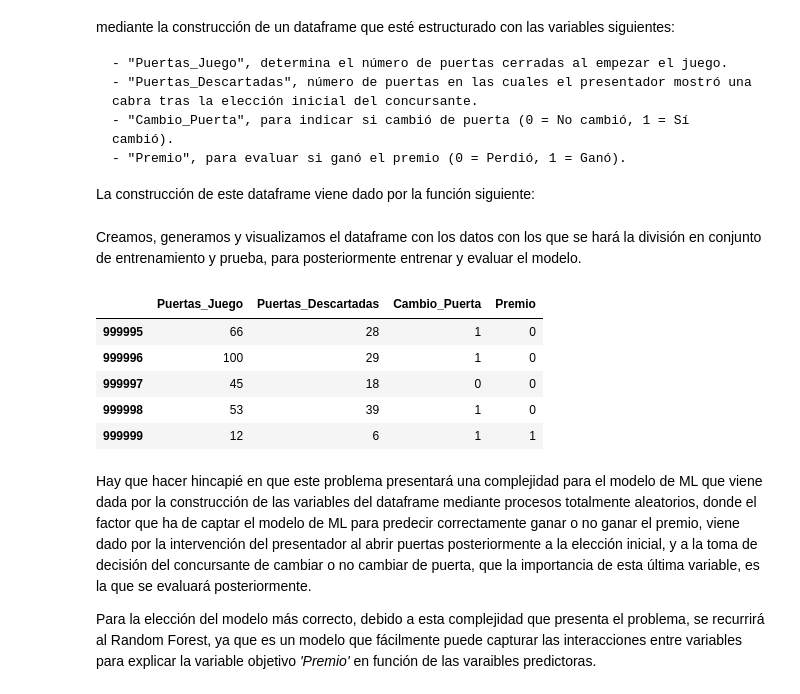
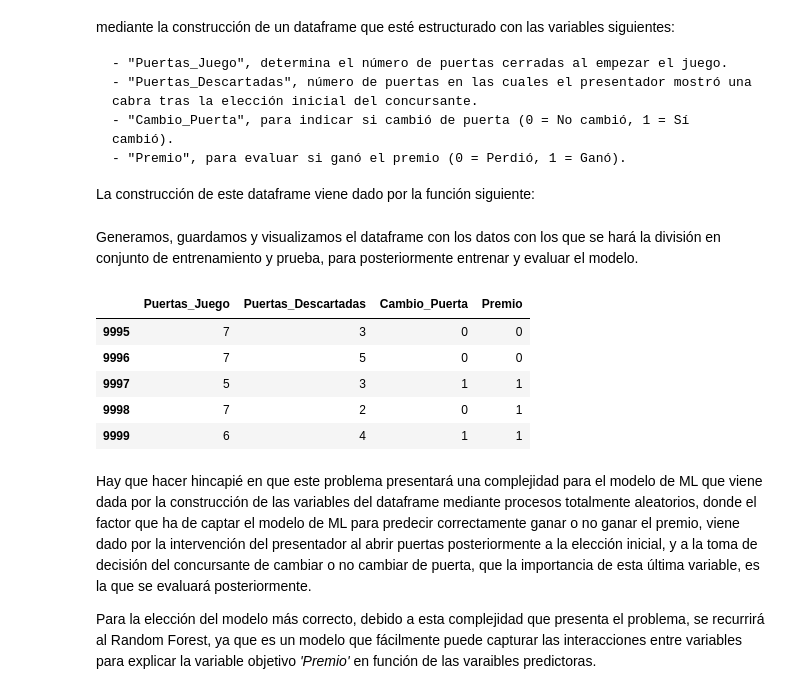
Before and after one commit to AlfonsoGuisado/Monty_Hall_Paradox, a Jupyter notebook: notebook/Monty Hall Paradox Simulation, ML & Demonstration.ipynb, the cells around one changed output. Drawn from its saved outputs; the diff is of its cells as text; code cells hidden in the pictures.

```diff
--- a/notebook/Monty Hall Paradox Simulation, ML & Demonstration.ipynb
+++ b/notebook/Monty Hall Paradox Simulation, ML & Demonstration.ipynb
@@ -185,4 +185,4 @@ def generar_datos(n, iteraciones):
 
     return pd.DataFrame(datos, columns=['Puertas_Juego', 'Puertas_Descartadas' ,'Cambio_Puerta', 'Premio'])
 # %% [markdown]
-Creamos, generamos y visualizamos el dataframe con los datos con los que se hará la división en conjunto de entrenamiento y prueba, para posteriormente entrenar y evaluar el modelo.
+Generamos, guardamos y visualizamos el dataframe con los datos con los que se hará la división en conjunto de entrenamiento y prueba, para posteriormente entrenar y evaluar el modelo.
@@ -189,13 +193,14 @@ Creamos, generamos y visualizamos el dataframe con los datos con los que se har
 # %%
-df_MH = generar_datos(100, 1000000)
+df_MH = pd.read_csv('../data/df_MontyHall.csv')
+
 df_MH.tail()
 # %% [output]
 |  | Puertas_Juego | Puertas_Descartadas | Cambio_Puerta | Premio |
-| 999995 | 66 | 28 | 1 | 0 |
-| 999996 | 100 | 29 | 1 | 0 |
-| 999997 | 45 | 18 | 0 | 0 |
-| 999998 | 53 | 39 | 1 | 0 |
-| 999999 | 12 | 6 | 1 | 1 |
+| 9995 | 7 | 3 | 0 | 0 |
+| 9996 | 7 | 5 | 0 | 0 |
+| 9997 | 5 | 3 | 1 | 1 |
+| 9998 | 7 | 2 | 0 | 1 |
+| 9999 | 6 | 4 | 1 | 1 |
 # %% [markdown]
 Hay que hacer hincapié en que este problema presentará una complejidad para el modelo de ML que viene dada por la construcción de las variables del dataframe mediante procesos totalmente aleatorios, donde el factor que ha de captar el modelo de ML para predecir correctamente ganar o no ganar el premio, viene dado por la intervención del presentador al abrir puertas posteriormente a la elección inicial, y a la toma de decisión del concursante de cambiar o no cambiar de puerta, que la importancia de esta última variable, es la que se evaluará posteriormente.
 
```
Also changed, not shown: parts of 16 cells of this notebook.
